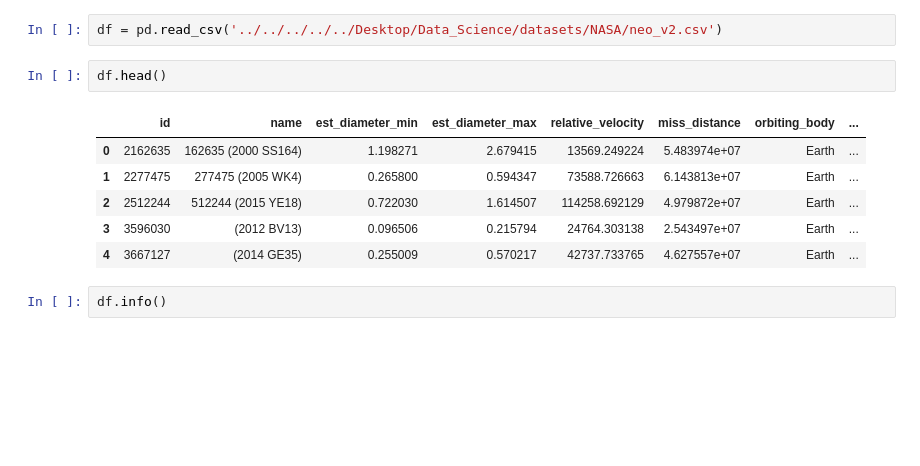
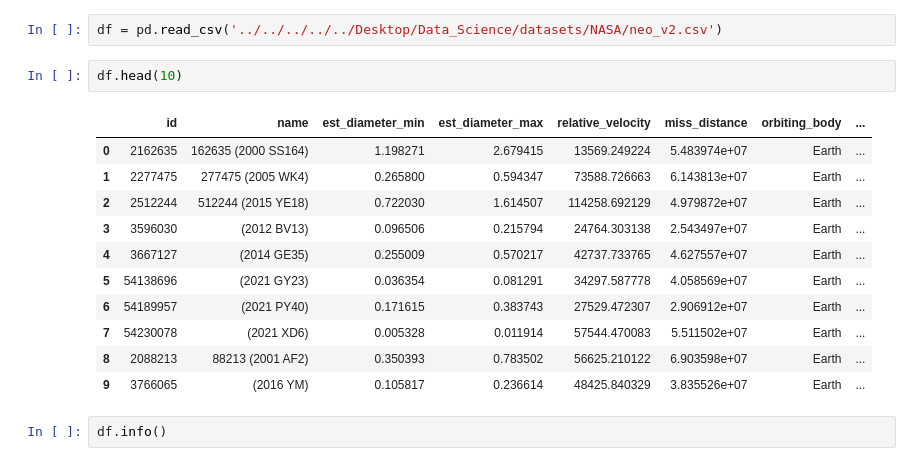
Before and after one commit to KirillErokhin/Kaggle_projects, a Jupyter notebook: NASA_dataset/NASA_EDA.ipynb, the cells around one changed output. Saved outputs shown, nothing was run; the diff lists cells and outputs as text; blank space fills up the shorter version.

```diff
--- a/NASA_dataset/NASA_EDA.ipynb
+++ b/NASA_dataset/NASA_EDA.ipynb
@@ -9,14 +9,19 @@ warnings.filterwarnings('ignore')
 # %%
 df = pd.read_csv('../../../../../Desktop/Data_Science/datasets/NASA/neo_v2.csv')
 # %%
-df.head()
+df.head(10)
 # %% [output]
 |  | id | name | est_diameter_min | est_diameter_max | relative_velocity | miss_distance | orbiting_body | ... |
 | 0 | 2162635 | 162635 (2000 SS164) | 1.198271 | 2.679415 | 13569.249224 | 5.483974e+07 | Earth | ... |
 | 1 | 2277475 | 277475 (2005 WK4) | 0.265800 | 0.594347 | 73588.726663 | 6.143813e+07 | Earth | ... |
 | 2 | 2512244 | 512244 (2015 YE18) | 0.722030 | 1.614507 | 114258.692129 | 4.979872e+07 | Earth | ... |
 | 3 | 3596030 | (2012 BV13) | 0.096506 | 0.215794 | 24764.303138 | 2.543497e+07 | Earth | ... |
 | 4 | 3667127 | (2014 GE35) | 0.255009 | 0.570217 | 42737.733765 | 4.627557e+07 | Earth | ... |
+| 5 | 54138696 | (2021 GY23) | 0.036354 | 0.081291 | 34297.587778 | 4.058569e+07 | Earth | ... |
+| 6 | 54189957 | (2021 PY40) | 0.171615 | 0.383743 | 27529.472307 | 2.906912e+07 | Earth | ... |
+| 7 | 54230078 | (2021 XD6) | 0.005328 | 0.011914 | 57544.470083 | 5.511502e+07 | Earth | ... |
+| 8 | 2088213 | 88213 (2001 AF2) | 0.350393 | 0.783502 | 56625.210122 | 6.903598e+07 | Earth | ... |
+| 9 | 3766065 | (2016 YM) | 0.105817 | 0.236614 | 48425.840329 | 3.835526e+07 | Earth | ... |
 # %%
 df.info()
 # %% [output]
```
